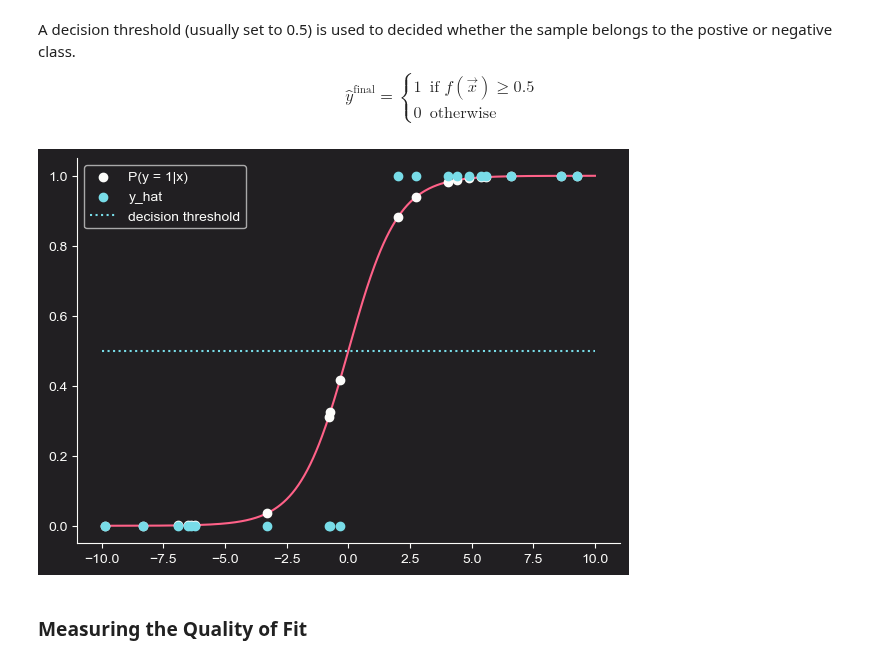
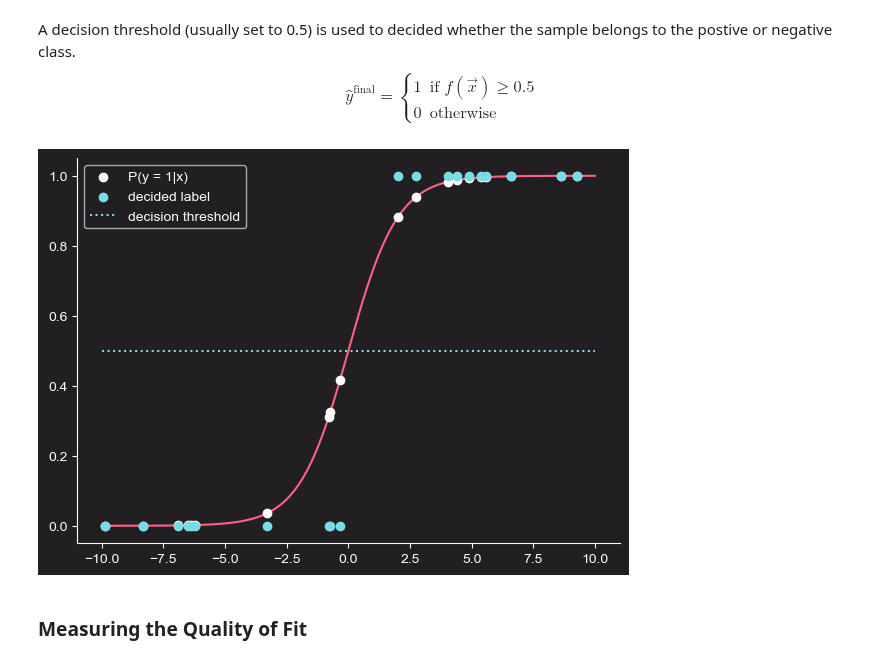
Before and after one commit to jakecreate/machine-learning-from-scratch, a Jupyter notebook: notebooks/1_fundamentals_of_supervised_learning.ipynb, the cells around one changed output. Drawn from its saved outputs; the diff is of its cells as text; code cells hidden in the pictures.

```diff
--- a/notebooks/1_fundamentals_of_supervised_learning.ipynb
+++ b/notebooks/1_fundamentals_of_supervised_learning.ipynb
@@ -654,18 +654,18 @@ def decision(probs, threshold=0.5):
 # %%
 np.random.seed(316)
 threshold = 0.5
 x = np.linspace(-10, 10, 500)
 x_sample = np.random.uniform(-10,10,20)
 fig, ax = plt.subplots(figsize=(7,5))
 ax.plot(x, sigmoid(x), c=c_['red'], zorder=1)
 ax.scatter(x_sample, sigmoid(x_sample), c=c_['white'], label='P(y = 1|x)')
-ax.scatter(x_sample, decision(sigmoid(x_sample), threshold=threshold), c=c_['blue'], label='y_hat')
+ax.scatter(x_sample, decision(sigmoid(x_sample), threshold=threshold), c=c_['blue'], label='decided label')
 ax.hlines([threshold], xmin=np.min(x), xmax=np.max(x), colors=[c_['blue']], linestyle=':', label='decision threshold')
 ax.legend()
 ax.spines[['top', 'right']].set_visible(False)
 ax.spines[['bottom', 'left']].set_color(c_['white'])
 # %% [output]
-[figure, old version]
+[figure, new version]
 # %% [markdown]
 ### Measuring the Quality of Fit
 # %% [markdown]
```
Also changed, not shown: parts of 7 cells of this notebook.
